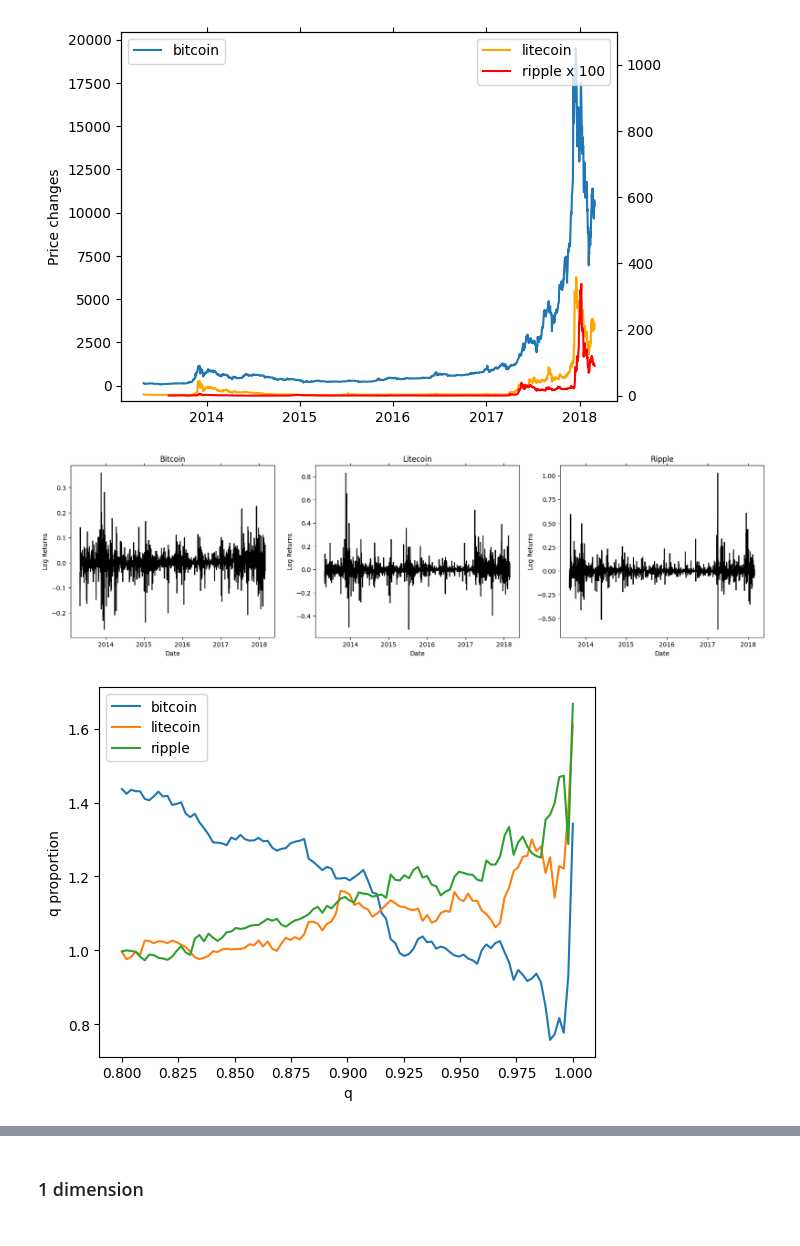
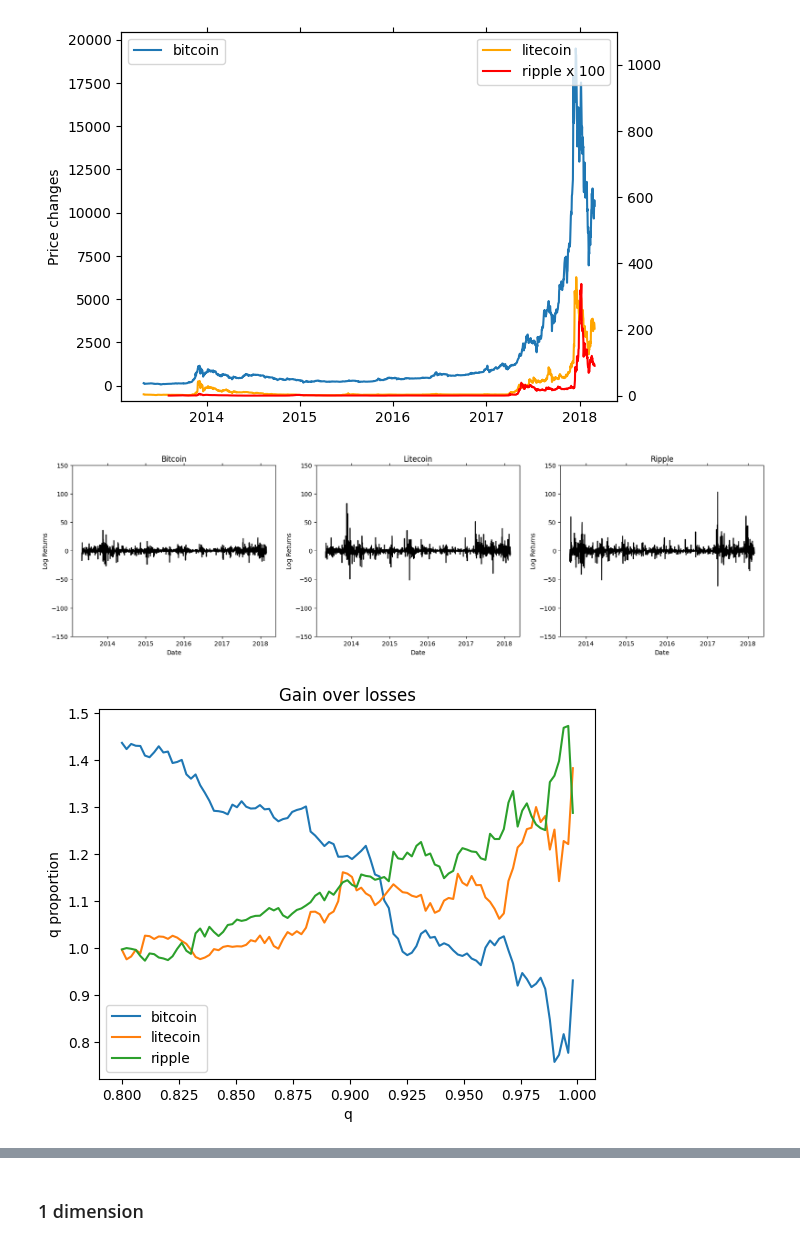
Before and after one commit to BogChamp/cryptocurrency_modelling, a Jupyter notebook: work.ipynb, the cells around one changed output, grey strips where cells are left out. Cells and saved outputs as stored; diff of their text form; code cells hidden in the pictures.

Commit message:
added plots

```diff
--- a/work.ipynb
+++ b/work.ipynb
@@ -52,30 +52,37 @@ fig, axes = plt.subplots(1, 3, figsize=(20, 5))
 axes[0].xaxis.set_tick_params(reset=True)
 axes[0].xaxis.set_major_locator(mdates.YearLocator(1))
 axes[0].xaxis.set_major_formatter(mdates.DateFormatter('%Y'))
-axes[0].plot(bitcoin['Date'].values[1:], bitcoin_log_returns, color='black')
+axes[0].plot(bitcoin['Date'].values[1:], 100*bitcoin_log_returns, color='black')
 axes[0].set_title('Bitcoin')
 axes[0].set_ylabel('Log Returns')
 axes[0].set_xlabel('Date')
+axes[0].set_ylim(-150, 150)
 
 axes[1].xaxis.set_tick_params(reset=True)
 axes[1].xaxis.set_major_locator(mdates.YearLocator(1))
 axes[1].xaxis.set_major_formatter(mdates.DateFormatter('%Y'))
-axes[1].plot(litecoin['Date'].values[1:], litecoin_log_returns, color='black')
+axes[1].plot(litecoin['Date'].values[1:], 100*litecoin_log_returns, color='black')
 axes[1].set_title('Litecoin')
 axes[1].set_ylabel('Log Returns')
 axes[1].set_xlabel('Date')
+axes[1].set_ylim(-150, 150)
 
 axes[2].xaxis.set_tick_params(reset=True)
 axes[2].xaxis.set_major_locator(mdates.YearLocator(1))
 axes[2].xaxis.set_major_formatter(mdates.DateFormatter('%Y'))
-axes[2].plot(ripple['Date'].values[1:], ripple_log_returns, color='black')
+axes[2].plot(ripple['Date'].values[1:], 100*ripple_log_returns, color='black')
 axes[2].set_title('Ripple')
 axes[2].set_ylabel('Log Returns')
 axes[2].set_xlabel('Date')
+axes[2].set_ylim(-150, 150)
 
 plt.show()
 # %% [output]
-[figure, old version]
+[figure, new version]
+# %%
+bitcoin_log_returns *= 100
+litecoin_log_returns *= 100
+ripple_log_returns *= 100
 # %%
 bitcoin_returns_sorted = np.sort(bitcoin_log_returns)
 litecoin_returns_sorted = np.sort(litecoin_log_returns)
@@ -103,13 +110,14 @@ for i in q_sizes:
     high = int(len(ripple_returns_sorted) * i) - 1
     ripple_proportions.append(abs(ripple_returns_sorted[high] / ripple_returns_sorted[low]))
 # %%
-plt.plot(q_sizes, bitcoin_proportions, label='bitcoin')
-plt.plot(q_sizes, litecoin_proportions, label='litecoin')
-plt.plot(q_sizes, ripple_proportions, label='ripple')
+plt.plot(q_sizes[:-1], bitcoin_proportions[:-1], label='bitcoin')
+plt.plot(q_sizes[:-1], litecoin_proportions[:-1], label='litecoin')
+plt.plot(q_sizes[:-1], ripple_proportions[:-1], label='ripple')
 plt.legend()
 plt.ylabel('q proportion')
 plt.xlabel('q')
+plt.title('Gain over losses')
 
 plt.show()
 # %% [output]
-[figure, old version]
+[figure, new version]
```
Also changed, not shown: parts of 28 cells of this notebook.
